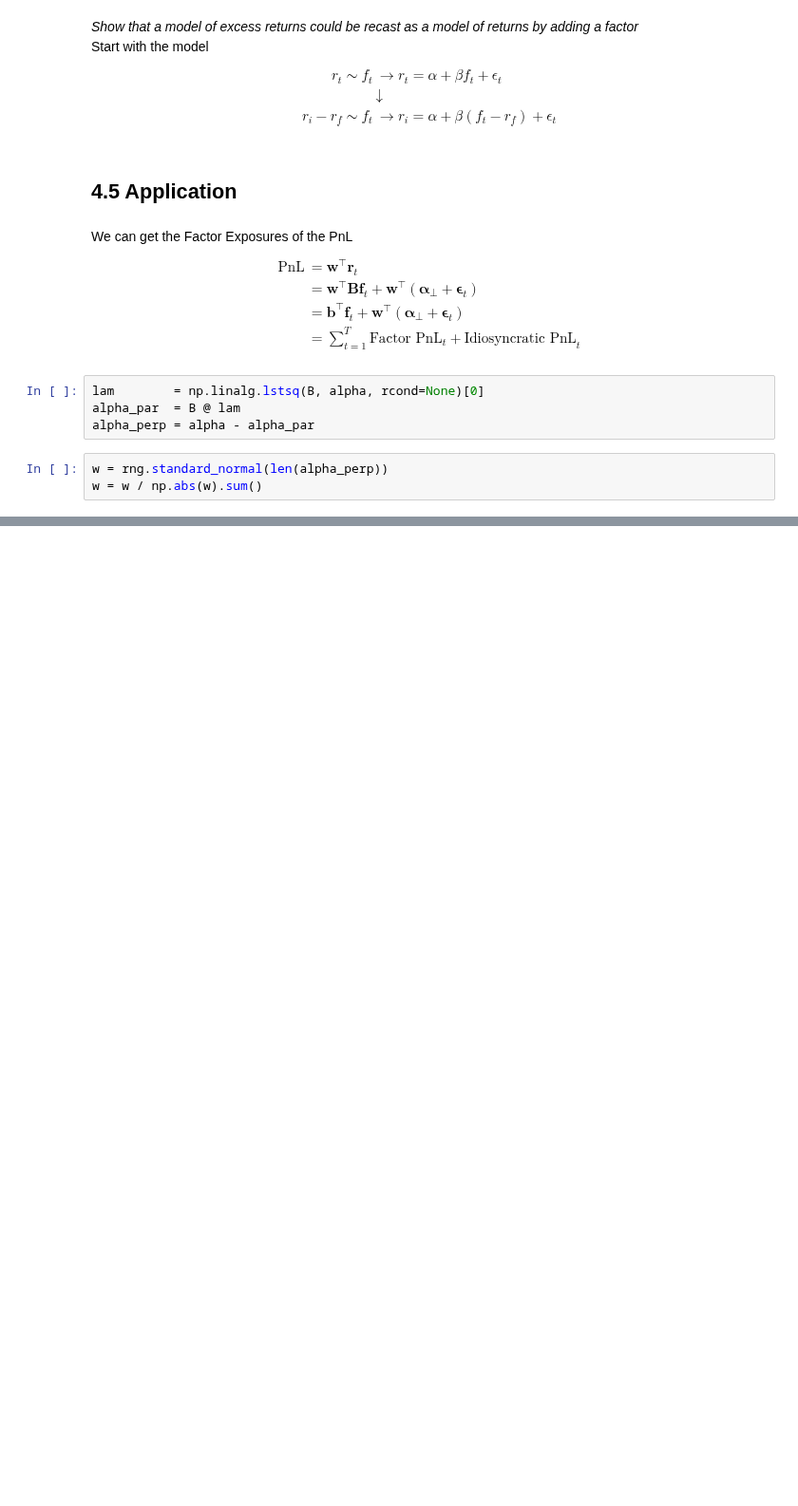
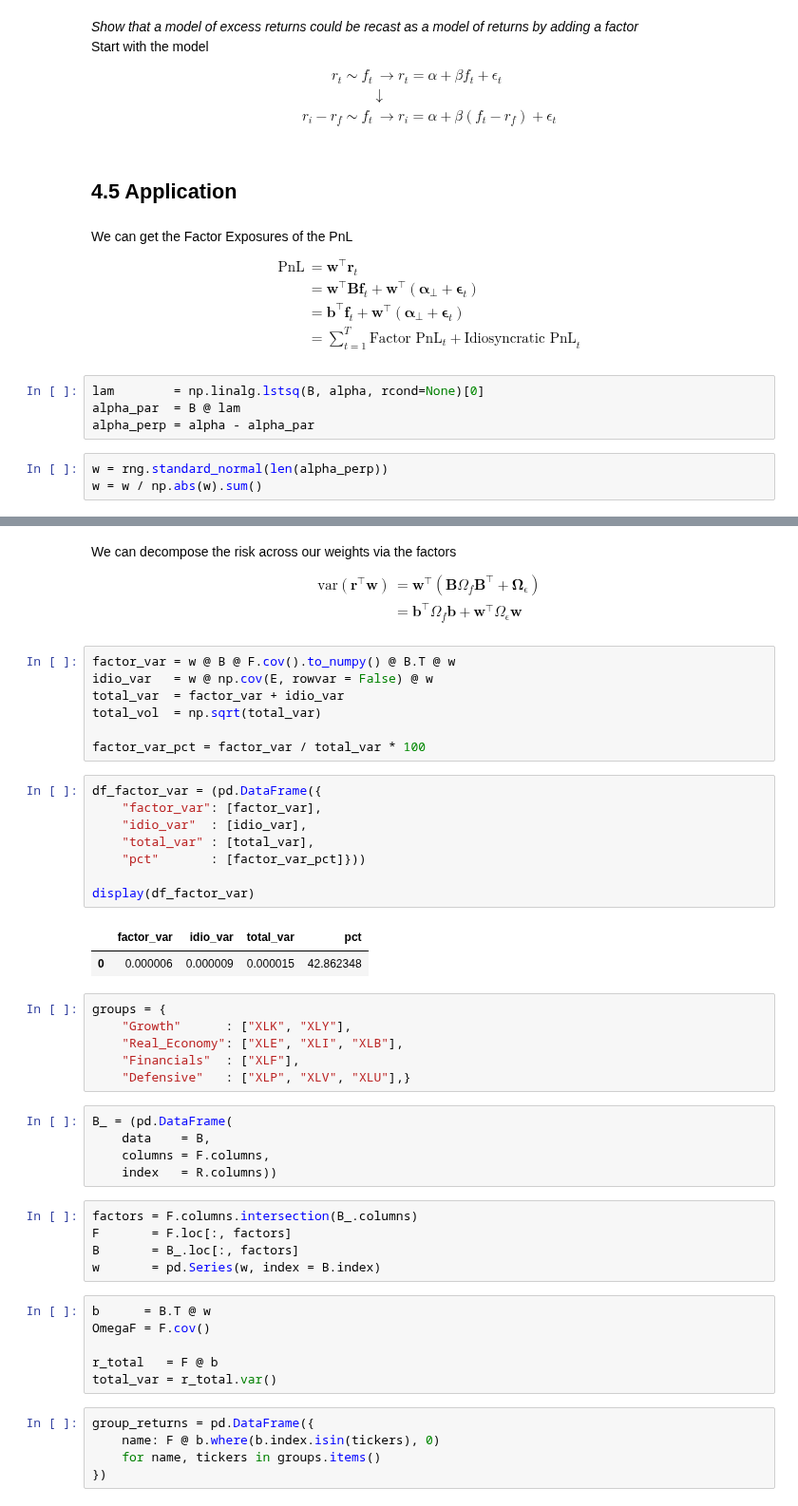
Before and after one commit to diegodalvarez/EQI, a Jupyter notebook: Chapter 4 - Linear Model of Returns.ipynb, the cells around one changed output, grey strips where cells are left out. Shown at 95% size. Drawn from its saved outputs; the diff is of its cells as text; blank space fills up the shorter version.

Commit message:
marginal factor contribution

```diff
--- a/Chapter 4 - Linear Model of Returns.ipynb
+++ b/Chapter 4 - Linear Model of Returns.ipynb
@@ -827,0 +828,51 @@ display(pd.DataFrame
+# %% [markdown]
+We can decompose the risk across our weights via the factors
+\begin{align}
+\textrm{var}(\mathbf{r}^\intercal\mathbf{w}) &= \mathbf{w}^\intercal \left(\mathbf{B}\Omega_f \mathbf{B}^\intercal + \mathbf{\Omega}_\epsilon \right) \\
+                                             &= \mathbf{b}^\intercal \Omega_f \mathbf{b} + \mathbf{w}^\intercal \Omega_\epsilon \mathbf{w}
+\end{align}
+# %%
+factor_var = w @ B @ F.cov().to_numpy() @ B.T @ w
+idio_var   = w @ np.cov(E, rowvar = False) @ w
+total_var  = factor_var + idio_var
+total_vol  = np.sqrt(total_var)
+
+factor_var_pct = factor_var / total_var * 100
+# %%
+df_factor_var = (pd.DataFrame({
+    "factor_var": [factor_var],
+    "idio_var"  : [idio_var],
+    "total_var" : [total_var],
+    "pct"       : [factor_var_pct]}))
+
+display(df_factor_var)
+# %% [output]
+|  | factor_var | idio_var | total_var | pct |
+| 0 | 0.000006 | 0.000009 | 0.000015 | 42.862348 |
+# %%
+groups = {
+    "Growth"      : ["XLK", "XLY"],
+    "Real_Economy": ["XLE", "XLI", "XLB"],
+    "Financials"  : ["XLF"],
+    "Defensive"   : ["XLP", "XLV", "XLU"],}
+# %%
+B_ = (pd.DataFrame(
+    data    = B,
+    columns = F.columns,
+    index   = R.columns))
+# %%
+factors = F.columns.intersection(B_.columns)
+F       = F.loc[:, factors]
+B       = B_.loc[:, factors]
+w       = pd.Series(w, index = B.index)
+# %%
+b      = B.T @ w
+OmegaF = F.cov()
+
+r_total   = F @ b
+total_var = r_total.var()
+# %%
+group_returns = pd.DataFrame({
+    name: F @ b.where(b.index.isin(tickers), 0)
+    for name, tickers in groups.items()
+})
```
Also changed, not shown: parts of 6 cells of this notebook.
